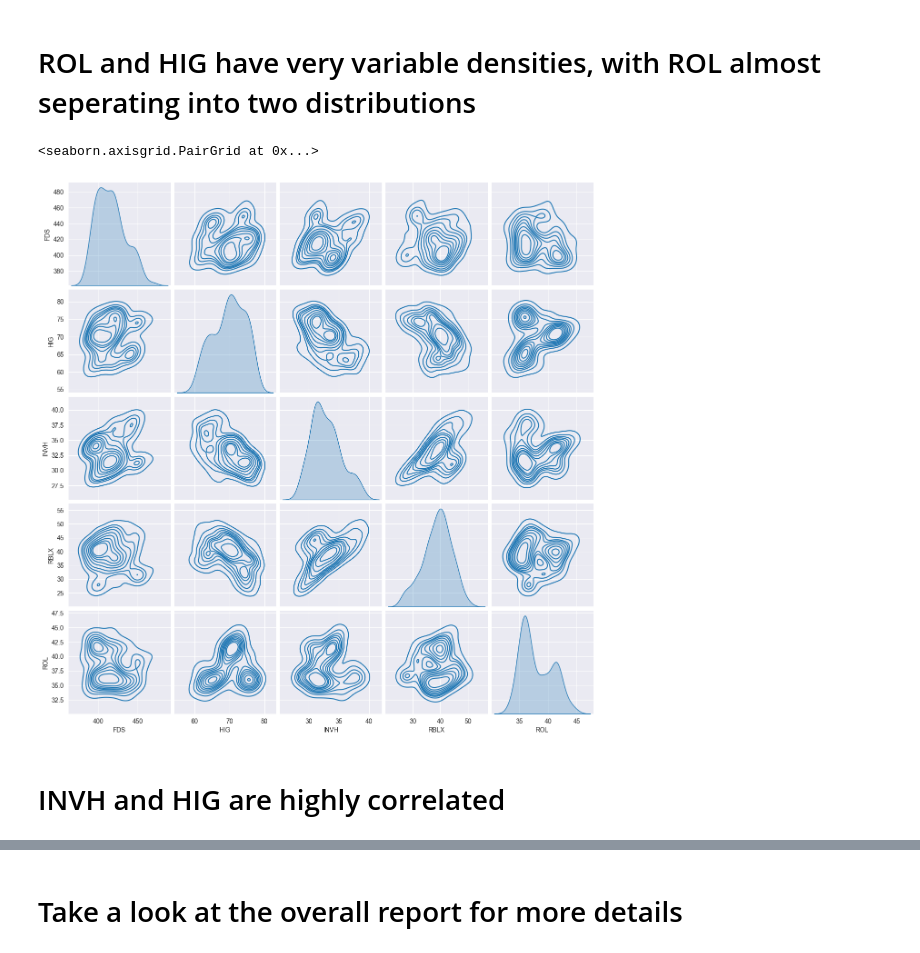
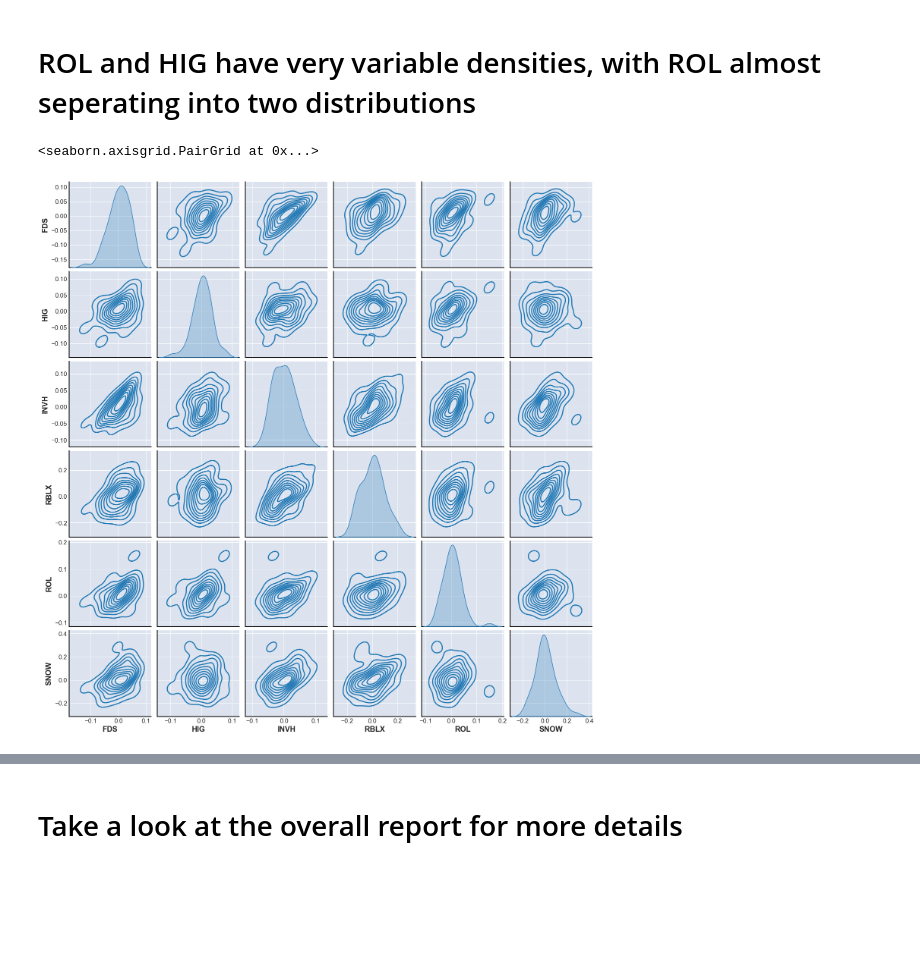
Before and after one commit to sacksteinsophie/Math-of-Finance-Final-Project-EN625, a Jupyter notebook: stocks_EDA.ipynb, the cells around one changed output, grey strips where cells are left out. Cells and saved outputs as stored; diff of their text form; code cells hidden in the pictures; blank space fills up the shorter version.

```diff
--- a/stocks_EDA.ipynb
+++ b/stocks_EDA.ipynb
@@ -242,5 +126,2 @@ plotly.offline.iplot(fig, filename='jupyter-parametric_plot')
 # %% [markdown]
 # FDS trades a lot Higher and has more volitality
-# %%
-sns.set_style("darkgrid")
-sns.lineplot(data = df)
@@ -249,0 +128,29 @@ sns.lineplot(data = df)
+# %%
+import matplotlib.pyplot as plt
+import matplotlib.gridspec as gridspec
+import matplotlib.ticker as mtick
+
+
+fmt = '%.0f%%'
+yticks = mtick.FormatStrFormatter(fmt)
+
+returns_df = df.resample('W').last().pct_change().dropna()
+
+symbols = ['FDS','INVH', 'ROL', 'RBLX', 'HIG', 'SNOW']
+
+fig = plt.figure(figsize=(15, 15))
+gs = gridspec.GridSpec(3, 2)
+
+for i, symbol in enumerate(symbols):
+    ax = fig.add_subplot(gs[i])
+    ax.plot(returns_df.index, returns_df[symbol]*100)
+    ax.grid(True)
+    ax.yaxis.set_major_formatter(yticks)
+
+    avg_return = returns_df[symbol].mean() * 100
+
+    # Add average return to the title
+    ax.set_title(f'{symbol} (Avg return: {avg_return:.2f}%)')
+
+plt.tight_layout()
+plt.show()
@@ -257,9 +239,7 @@ sns.pairplot(df)
 # %% [markdown]
 # ROL and HIG have very variable densities, with ROL almost seperating into two distributions
 # %%
-sns.pairplot(df, kind="kde")
+sns.pairplot(returns_df, kind="kde")
 # %% [output]
 <seaborn.axisgrid.PairGrid at 0x...>
-[figure, old version]
+[figure, new version]
-# %% [markdown]
-# INVH and HIG are highly correlated
```
Also changed, not shown: parts of 32 cells of this notebook.
